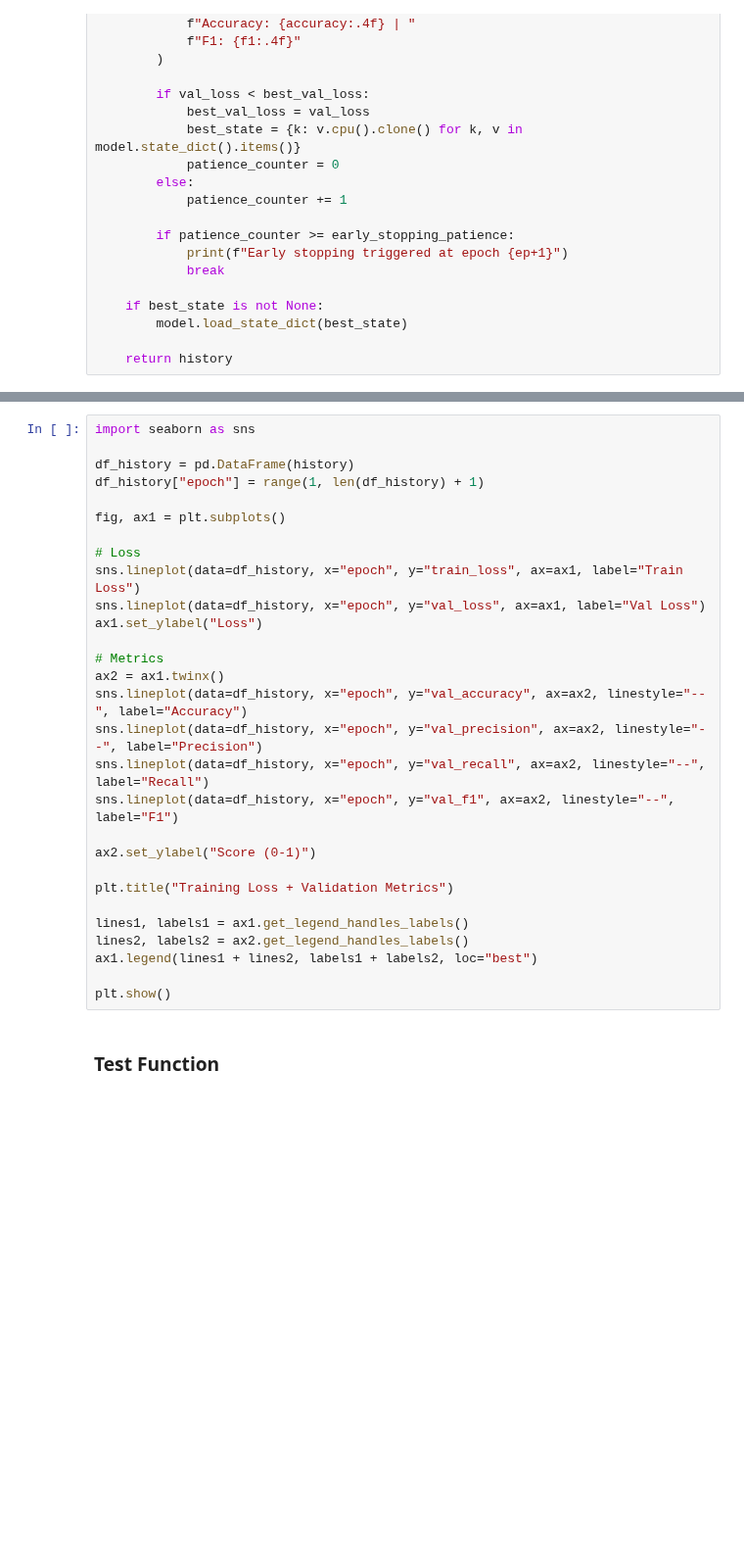
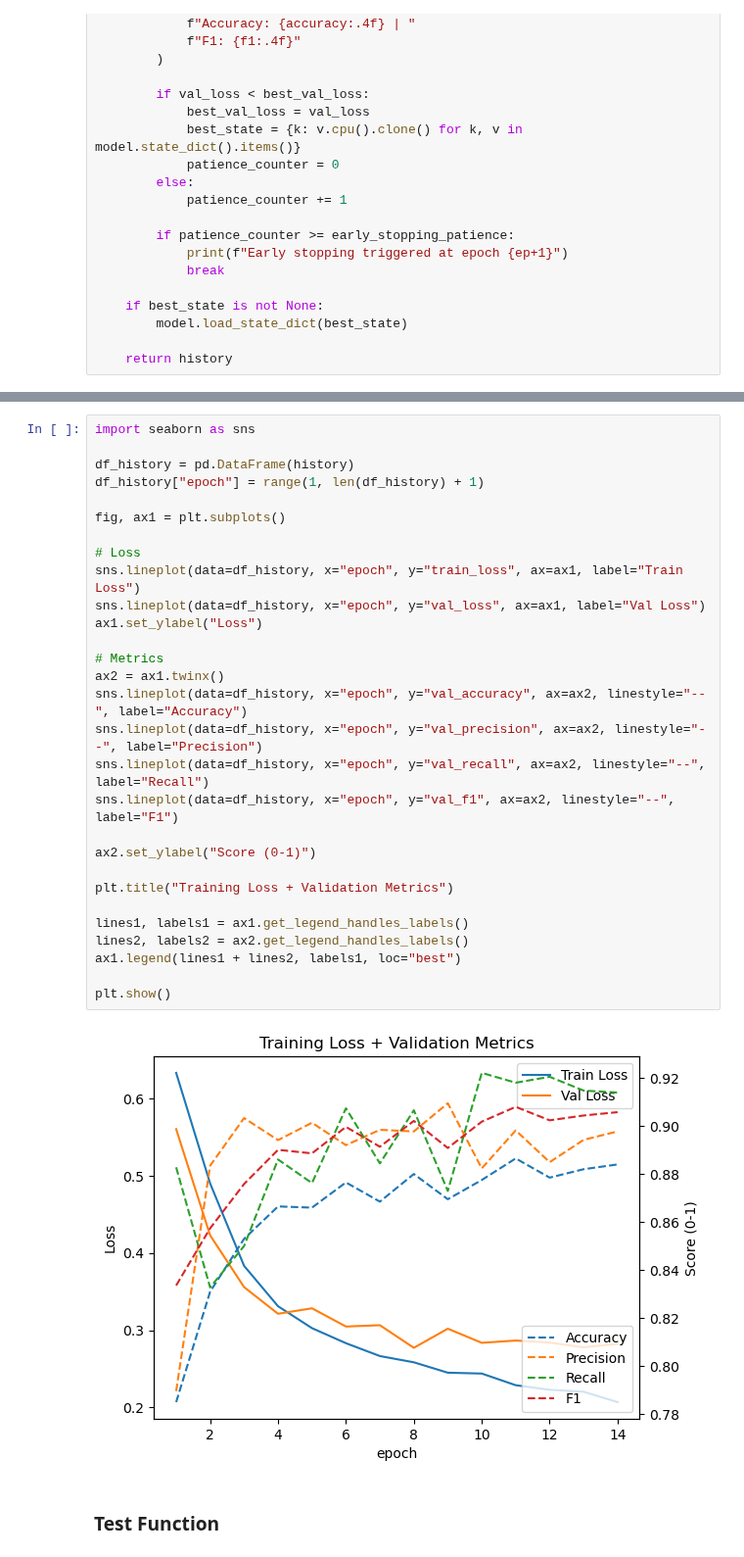
Before and after one commit to iiank/Twitter-Bot-Fraud-Detection, a Jupyter notebook: graph.ipynb, the cells around one changed output, grey strips where cells are left out. Shown at 98% size. Saved outputs shown, nothing was run; the diff lists cells and outputs as text; blank space fills up the shorter version.

```diff
--- a/graph.ipynb
+++ b/graph.ipynb
@@ -1294,32 +1499,34 @@ history = train_validate_rgcn_minibatch(
 # %%
 import seaborn as sns
 
 df_history = pd.DataFrame(history)
 df_history["epoch"] = range(1, len(df_history) + 1)
 
 fig, ax1 = plt.subplots()
 
 # Loss
 sns.lineplot(data=df_history, x="epoch", y="train_loss", ax=ax1, label="Train Loss")
 sns.lineplot(data=df_history, x="epoch", y="val_loss", ax=ax1, label="Val Loss")
 ax1.set_ylabel("Loss")
 
 # Metrics
 ax2 = ax1.twinx()
 sns.lineplot(data=df_history, x="epoch", y="val_accuracy", ax=ax2, linestyle="--", label="Accuracy")
 sns.lineplot(data=df_history, x="epoch", y="val_precision", ax=ax2, linestyle="--", label="Precision")
 sns.lineplot(data=df_history, x="epoch", y="val_recall", ax=ax2, linestyle="--", label="Recall")
 sns.lineplot(data=df_history, x="epoch", y="val_f1", ax=ax2, linestyle="--", label="F1")
 
 ax2.set_ylabel("Score (0-1)")
 
 plt.title("Training Loss + Validation Metrics")
 
 lines1, labels1 = ax1.get_legend_handles_labels()
 lines2, labels2 = ax2.get_legend_handles_labels()
-ax1.legend(lines1 + lines2, labels1 + labels2, loc="best")
+ax1.legend(lines1 + lines2, labels1, loc="best")
 
 plt.show()
+# %% [output]
+[figure, added]
 # %% [markdown]
 ### Test Function
 # %%
```
Also changed, not shown: parts of 32 cells of this notebook.
